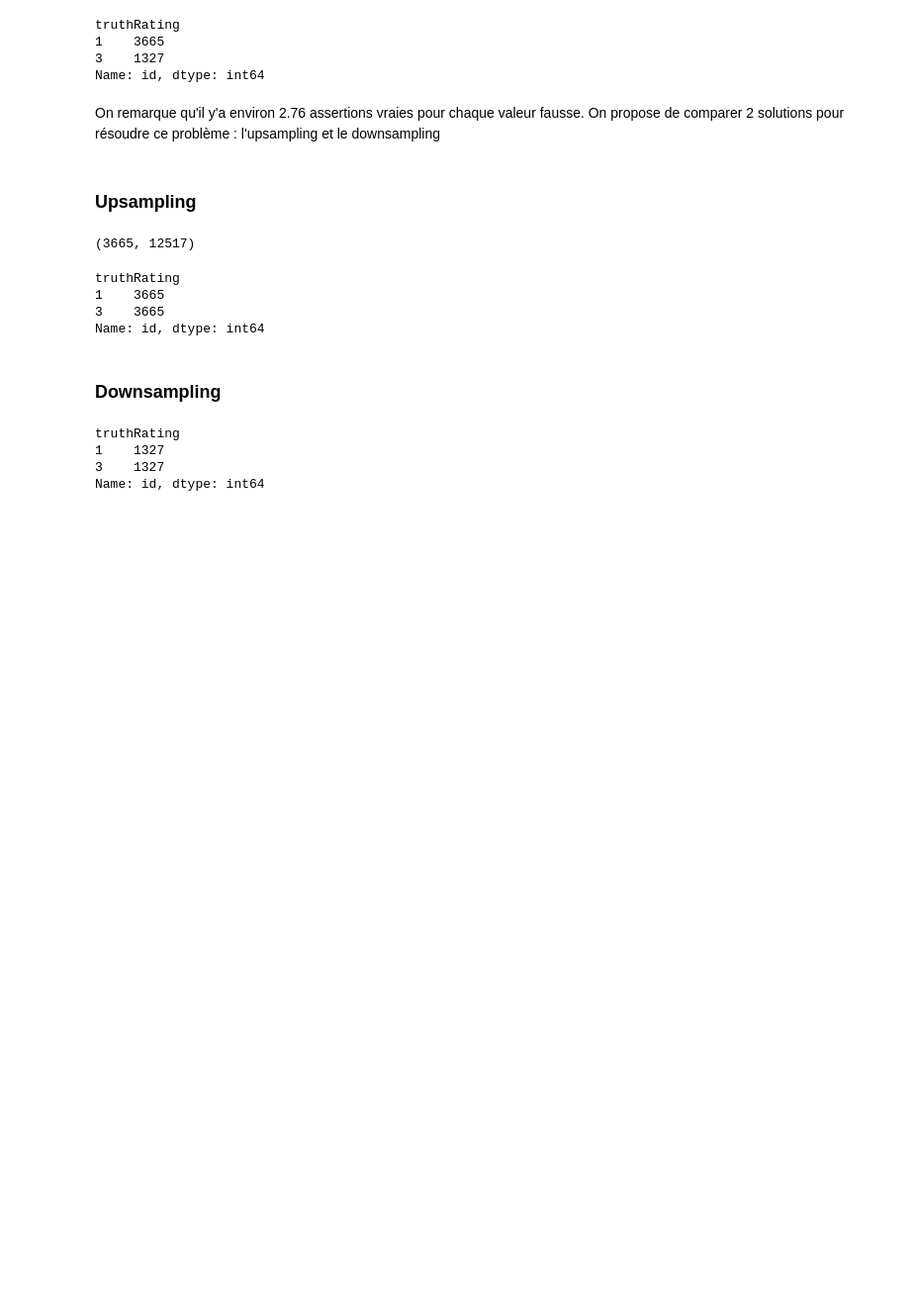
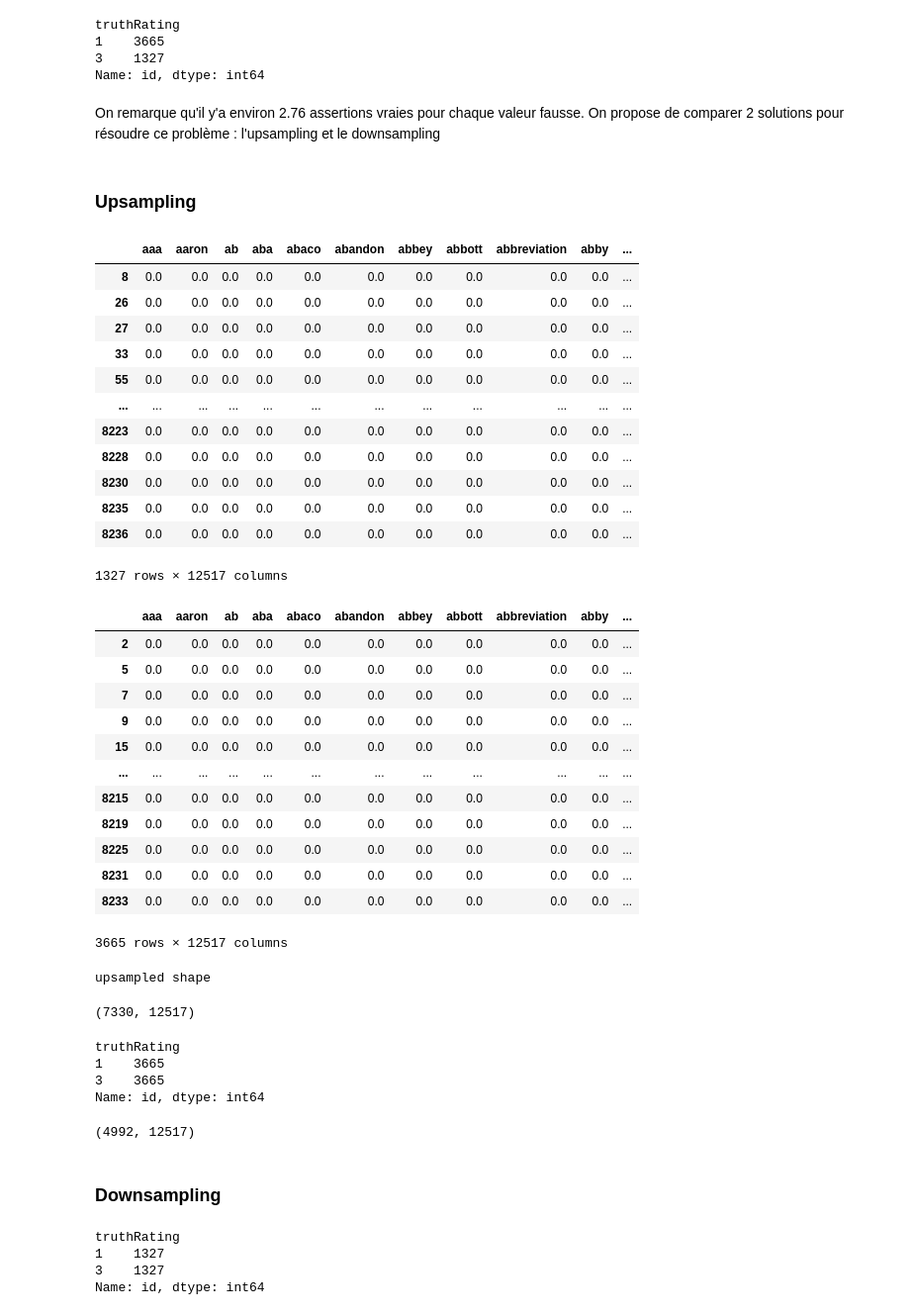
Before and after one commit to Dvassily/ClaimsClassification, a Jupyter notebook: Projet.ipynb, the cells around one changed output. Shown at 99% size. Drawn from its saved outputs; the diff is of its cells as text; code cells hidden in the pictures; blank space fills up the shorter version.

```diff
--- a/Projet.ipynb
+++ b/Projet.ipynb
@@ -420,18 +419,52 @@ On propose de comparer 2 solutions pour résoudre ce problème : l'upsampling et
 # %%
 true_rows = df_task1[df_task1.truthRating==3]
 false_rows = df_task1[df_task1.truthRating==1]
 
 true_upsampled = resample(true_rows, replace=True, n_samples=len(false_rows), random_state=27)
+display(true_rows)
+display(false_rows)
 upsampled = pd.concat([false_rows, true_upsampled])
-display(true_upsampled.shape)
+print("upsampled shape")
+display(upsampled.shape)
 g=upsampled.groupby(['truthRating'])
 print(g['id'].count())
+display(df_task1.shape)
+
+upsampled = upsampled.reset_index(drop=True)
 # %% [output]
+|  | aaa | aaron | ab | aba | abaco | abandon | abbey | abbott | abbreviation | abby | ... |
+| 8 | 0.0 | 0.0 | 0.0 | 0.0 | 0.0 | 0.0 | 0.0 | 0.0 | 0.0 | 0.0 | ... |
+| 26 | 0.0 | 0.0 | 0.0 | 0.0 | 0.0 | 0.0 | 0.0 | 0.0 | 0.0 | 0.0 | ... |
+| 27 | 0.0 | 0.0 | 0.0 | 0.0 | 0.0 | 0.0 | 0.0 | 0.0 | 0.0 | 0.0 | ... |
+| 33 | 0.0 | 0.0 | 0.0 | 0.0 | 0.0 | 0.0 | 0.0 | 0.0 | 0.0 | 0.0 | ... |
+| 55 | 0.0 | 0.0 | 0.0 | 0.0 | 0.0 | 0.0 | 0.0 | 0.0 | 0.0 | 0.0 | ... |
+| ... | ... | ... | ... | ... | ... | ... | ... | ... | ... | ... | ... |
+| 8223 | 0.0 | 0.0 | 0.0 | 0.0 | 0.0 | 0.0 | 0.0 | 0.0 | 0.0 | 0.0 | ... |
+| 8228 | 0.0 | 0.0 | 0.0 | 0.0 | 0.0 | 0.0 | 0.0 | 0.0 | 0.0 | 0.0 | ... |
+| 8230 | 0.0 | 0.0 | 0.0 | 0.0 | 0.0 | 0.0 | 0.0 | 0.0 | 0.0 | 0.0 | ... |
+| 8235 | 0.0 | 0.0 | 0.0 | 0.0 | 0.0 | 0.0 | 0.0 | 0.0 | 0.0 | 0.0 | ... |
+| 8236 | 0.0 | 0.0 | 0.0 | 0.0 | 0.0 | 0.0 | 0.0 | 0.0 | 0.0 | 0.0 | ... |
-(3665, 12517)
+1327 rows × 12517 columns
+|  | aaa | aaron | ab | aba | abaco | abandon | abbey | abbott | abbreviation | abby | ... |
+| 2 | 0.0 | 0.0 | 0.0 | 0.0 | 0.0 | 0.0 | 0.0 | 0.0 | 0.0 | 0.0 | ... |
+| 5 | 0.0 | 0.0 | 0.0 | 0.0 | 0.0 | 0.0 | 0.0 | 0.0 | 0.0 | 0.0 | ... |
+| 7 | 0.0 | 0.0 | 0.0 | 0.0 | 0.0 | 0.0 | 0.0 | 0.0 | 0.0 | 0.0 | ... |
+| 9 | 0.0 | 0.0 | 0.0 | 0.0 | 0.0 | 0.0 | 0.0 | 0.0 | 0.0 | 0.0 | ... |
+| 15 | 0.0 | 0.0 | 0.0 | 0.0 | 0.0 | 0.0 | 0.0 | 0.0 | 0.0 | 0.0 | ... |
+| ... | ... | ... | ... | ... | ... | ... | ... | ... | ... | ... | ... |
+| 8215 | 0.0 | 0.0 | 0.0 | 0.0 | 0.0 | 0.0 | 0.0 | 0.0 | 0.0 | 0.0 | ... |
+| 8219 | 0.0 | 0.0 | 0.0 | 0.0 | 0.0 | 0.0 | 0.0 | 0.0 | 0.0 | 0.0 | ... |
+| 8225 | 0.0 | 0.0 | 0.0 | 0.0 | 0.0 | 0.0 | 0.0 | 0.0 | 0.0 | 0.0 | ... |
+| 8231 | 0.0 | 0.0 | 0.0 | 0.0 | 0.0 | 0.0 | 0.0 | 0.0 | 0.0 | 0.0 | ... |
+| 8233 | 0.0 | 0.0 | 0.0 | 0.0 | 0.0 | 0.0 | 0.0 | 0.0 | 0.0 | 0.0 | ... |
-truthRating
-1    3665
-3    3665
-Name: id, dtype: int64
+3665 rows × 12517 columns
+upsampled shape
+(7330, 12517)
+truthRating
+1    3665
+3    3665
+Name: id, dtype: int64
+(4992, 12517)
 # %% [markdown]
 ### Downsampling
 # %%
```
Also changed, not shown: parts of 2 cells of this notebook.
